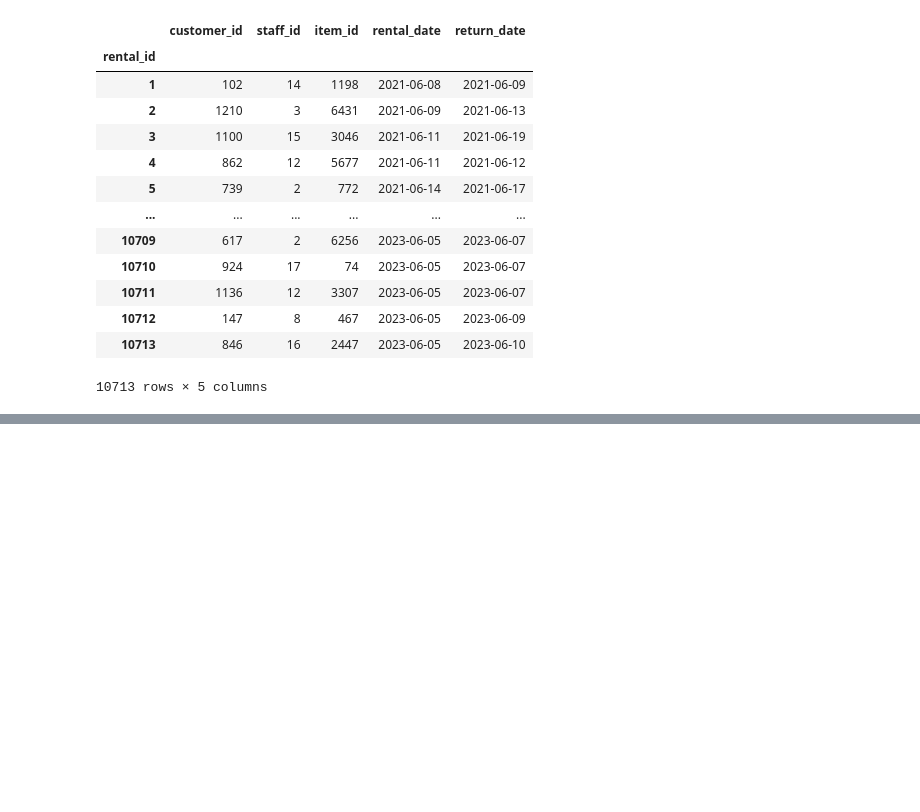
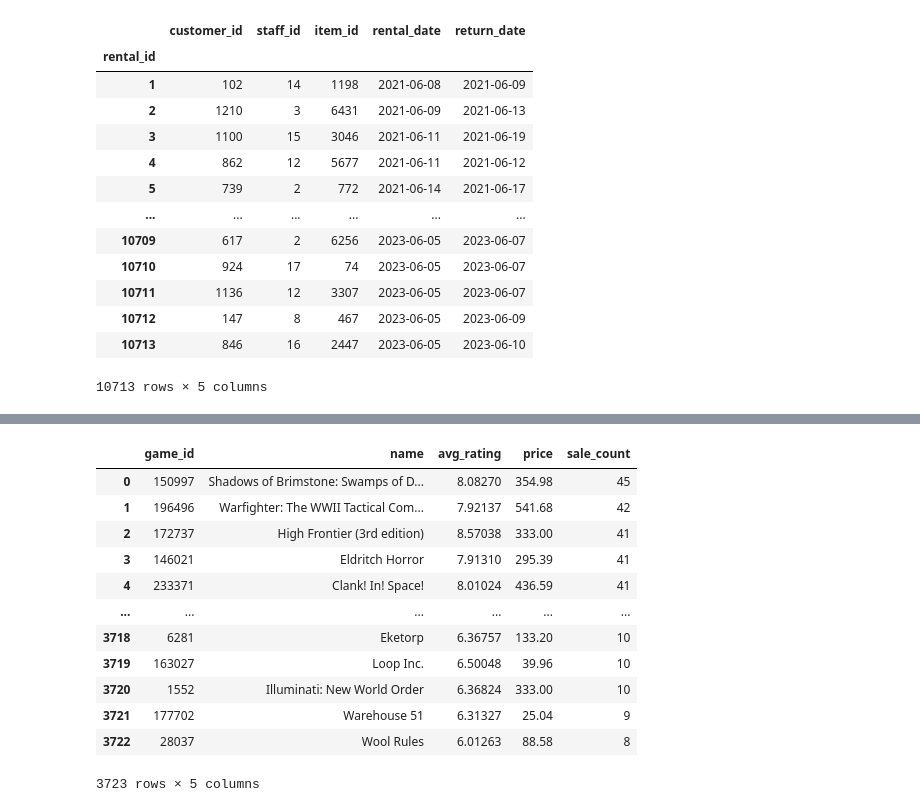
Before and after one commit to mweuro/Gameshop_database, a Jupyter notebook: Szymon/notes.ipynb, the cells around one changed output, grey strips where cells are left out. Cells and saved outputs as stored; diff of their text form; code cells hidden in the pictures; blank space fills up the shorter version.

```diff
--- a/Szymon/notes.ipynb
+++ b/Szymon/notes.ipynb
@@ -187,0 +190,3 @@ rental.to_csv('../database/rental.csv')
+# %%
+games_for_sale = pd.read_csv('../database/games_for_sale.csv')
+games_for_sale.head()
@@ -187,0 +200,44 @@ rental.to_csv('../database/rental.csv')
+# %%
+from sqlalchemy import create_engine, text
+from urllib.parse import quote
+
+username = 'team25'
+password = quote('te@mzs')
+database = 'team25'
+host = 'giniewicz.it'
+port = '3306'
+
+engine = create_engine(f'mysql+pymysql://{username}:{password}@{host}:{port}/{database}')
+
+connection = engine.connect()
+
+sql = """
+select s.game_id, g.name, g.avg_rating, g.price, count(*) as sale_count
+from sale s
+join games_for_sale g
+  on s.game_id = g.game_id
+where s.date > date_add(sysdate(), interval -12 month)
+group by s.game_id, g.name, g.avg_rating, g.price
+order by sale_count desc
+"""
+
+result = connection.execute(text(sql))
+
+game_sale = pd.DataFrame(result.fetchall(), columns=result.keys())
+
+connection.close()
+game_sale
+# %% [output]
+|  | game_id | name | avg_rating | price | sale_count |
+| 0 | 150997 | Shadows of Brimstone: Swamps of D... | 8.08270 | 354.98 | 45 |
+| 1 | 196496 | Warfighter: The WWII Tactical Com... | 7.92137 | 541.68 | 42 |
+| 2 | 172737 | High Frontier (3rd edition) | 8.57038 | 333.00 | 41 |
+| 3 | 146021 | Eldritch Horror | 7.91310 | 295.39 | 41 |
+| 4 | 233371 | Clank! In! Space! | 8.01024 | 436.59 | 41 |
+| ... | ... | ... | ... | ... | ... |
+| 3718 | 6281 | Eketorp | 6.36757 | 133.20 | 10 |
+| 3719 | 163027 | Loop Inc. | 6.50048 | 39.96 | 10 |
+| 3720 | 1552 | Illuminati: New World Order | 6.36824 | 333.00 | 10 |
+| 3721 | 177702 | Warehouse 51 | 6.31327 | 25.04 | 9 |
+| 3722 | 28037 | Wool Rules | 6.01263 | 88.58 | 8 |
+3723 rows × 5 columns
```
Also changed, not shown: parts of 6 cells of this notebook, 2 other files.
